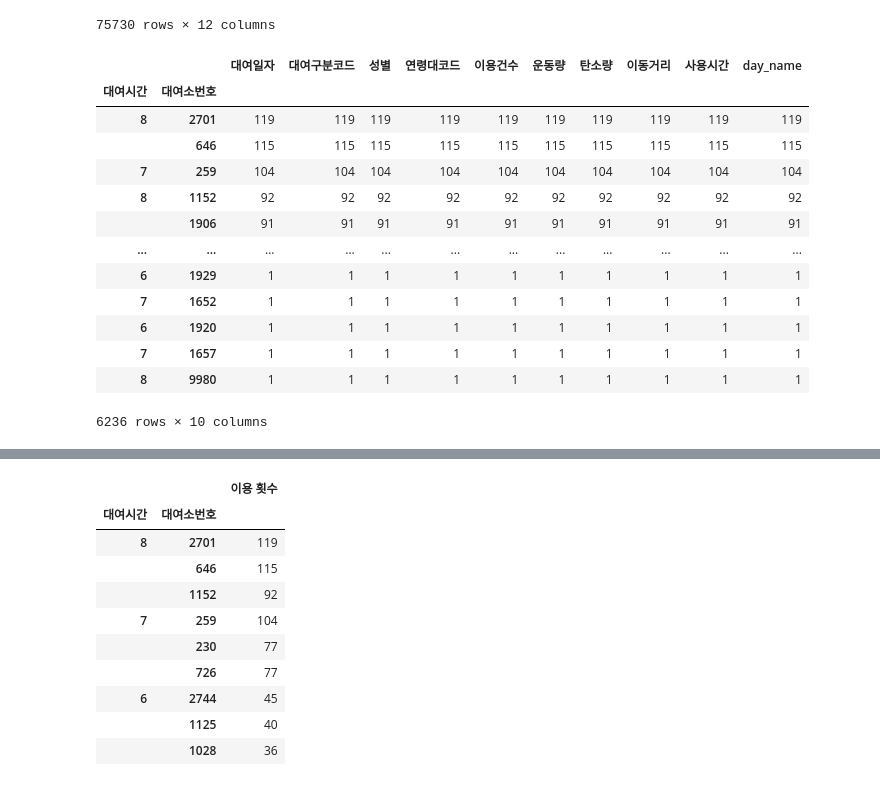
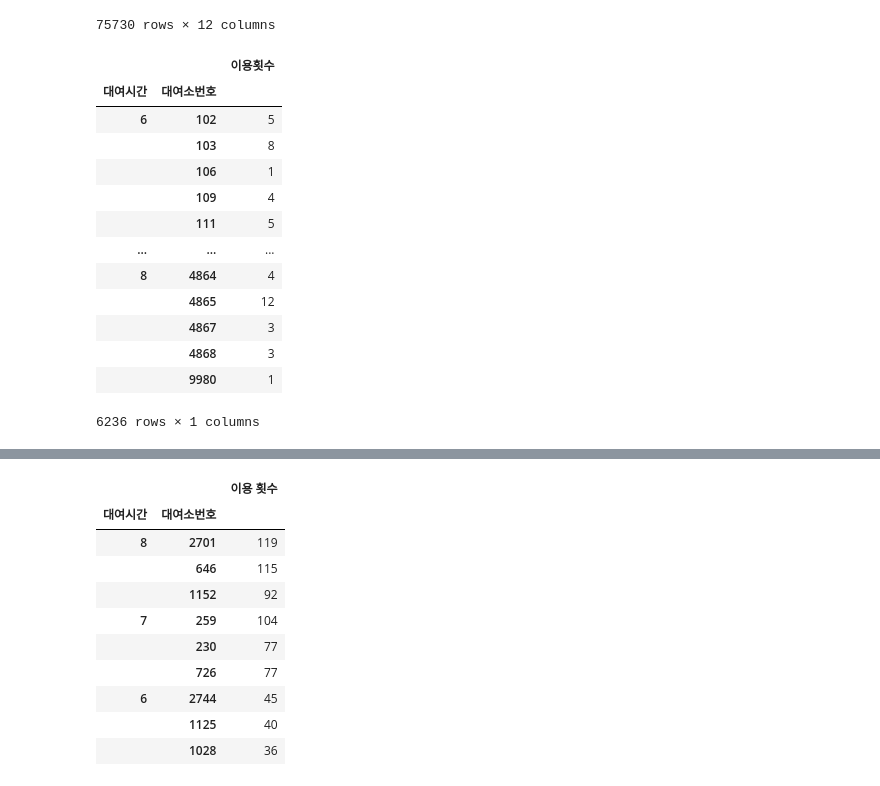
Before and after one commit to heeeeeho/-_-_-, a Jupyter notebook: 빅분기_서울시_따릉이_이용정보_데이터.ipynb, the cells around one changed output, grey strips where cells are left out. Drawn from its saved outputs; the diff is of its cells as text; code cells hidden in the pictures.

```diff
--- a/빅분기_서울시_따릉이_이용정보_데이터.ipynb
+++ b/빅분기_서울시_따릉이_이용정보_데이터.ipynb
@@ -364,20 +354,3 @@ c1
 | 634964 | 2021-06-14 | 8 | 2242 | 정기권 | M | 70대~ | 1 | 5.56 | 0.04 | 187.05 | 79 | ... |
 | 634965 | 2021-06-14 | 8 | 1201 | 정기권 | M | 70대~ | 1 | 150.80 | 1.30 | 5600.00 | 109 | ... |
 75730 rows × 12 columns
-# %%
-c1.groupby(['대여시간','대여소번호']).count().sort_values('이용건수',ascending=False)
-# %% [output]
-|  |  | 대여일자 | 대여구분코드 | 성별 | 연령대코드 | 이용건수 | 운동량 | 탄소량 | 이동거리 | 사용시간 | day_name |
-| 대여시간 | 대여소번호 |  |  |  |  |  |  |  |  |  |  |
-| 8 | 2701 | 119 | 119 | 119 | 119 | 119 | 119 | 119 | 119 | 119 | 119 |
-|  | 646 | 115 | 115 | 115 | 115 | 115 | 115 | 115 | 115 | 115 | 115 |
-| 7 | 259 | 104 | 104 | 104 | 104 | 104 | 104 | 104 | 104 | 104 | 104 |
-| 8 | 1152 | 92 | 92 | 92 | 92 | 92 | 92 | 92 | 92 | 92 | 92 |
-|  | 1906 | 91 | 91 | 91 | 91 | 91 | 91 | 91 | 91 | 91 | 91 |
-| ... | ... | ... | ... | ... | ... | ... | ... | ... | ... | ... | ... |
-| 6 | 1929 | 1 | 1 | 1 | 1 | 1 | 1 | 1 | 1 | 1 | 1 |
-| 7 | 1652 | 1 | 1 | 1 | 1 | 1 | 1 | 1 | 1 | 1 | 1 |
-| 6 | 1920 | 1 | 1 | 1 | 1 | 1 | 1 | 1 | 1 | 1 | 1 |
-| 7 | 1657 | 1 | 1 | 1 | 1 | 1 | 1 | 1 | 1 | 1 | 1 |
-| 8 | 9980 | 1 | 1 | 1 | 1 | 1 | 1 | 1 | 1 | 1 | 1 |
-6236 rows × 10 columns
@@ -383,0 +359,18 @@ c1.groupby(['대여시간','대여소번호']).count().sort_values('이용건수
+# %%
+c2 = c1.groupby(['대여시간','대여소번호']).size().to_frame('이용횟수')
+c2
+# %% [output]
+|  |  | 이용횟수 |
+| 대여시간 | 대여소번호 |  |
+| 6 | 102 | 5 |
+|  | 103 | 8 |
+|  | 106 | 1 |
+|  | 109 | 4 |
+|  | 111 | 5 |
+| ... | ... | ... |
+| 8 | 4864 | 4 |
+|  | 4865 | 12 |
+|  | 4867 | 3 |
+|  | 4868 | 3 |
+|  | 9980 | 1 |
+6236 rows × 1 columns
```
Also changed, not shown: parts of 8 cells of this notebook.
